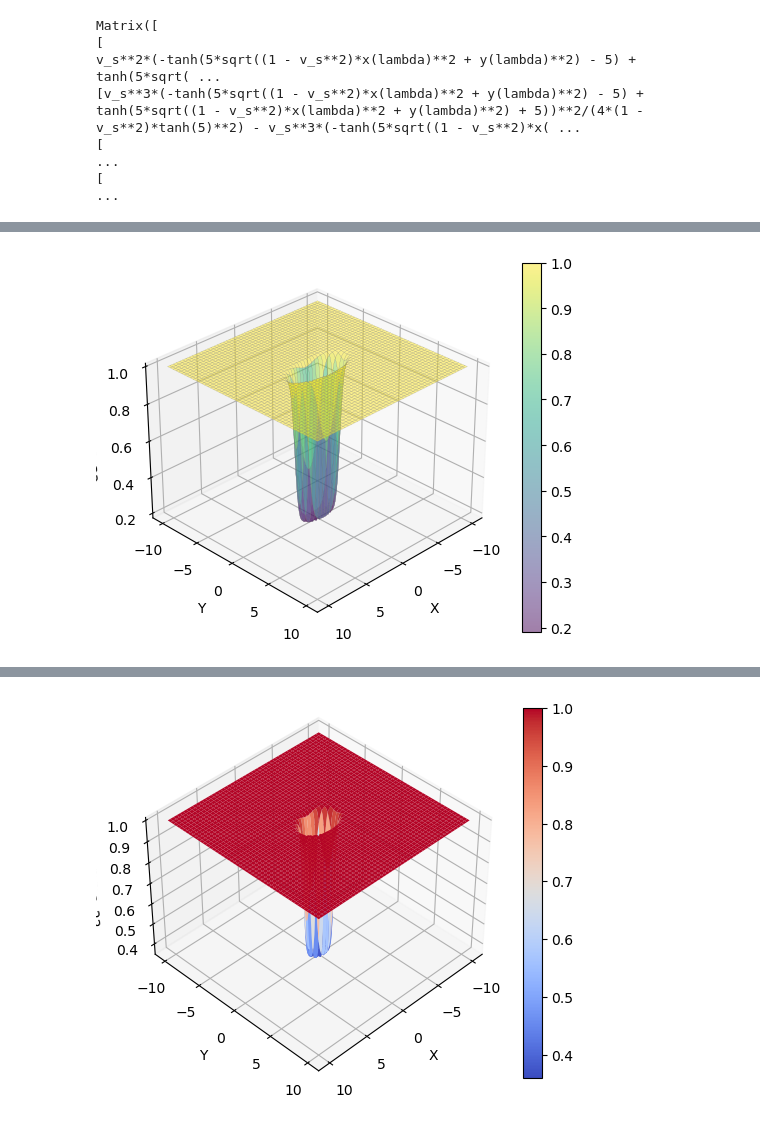
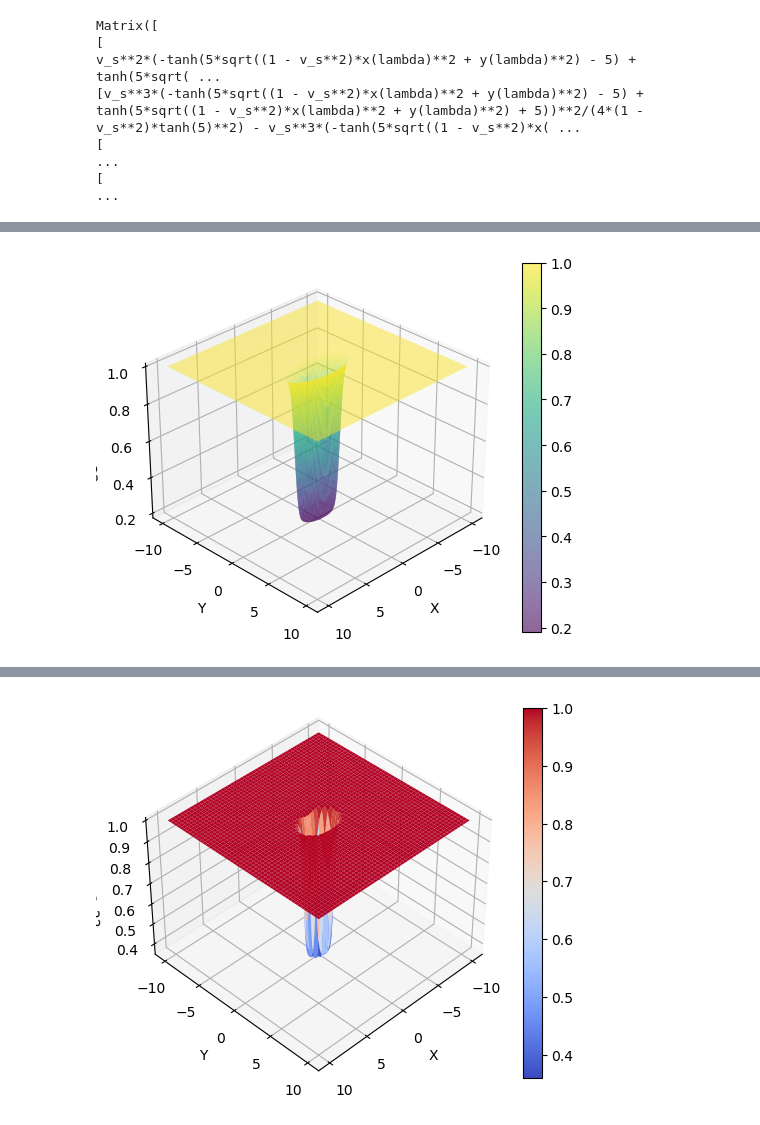
Before and after one commit to zanebeeai/GeneralRelativityStuff, a Jupyter notebook: Untitled Folder/fixedHamDist2.ipynb, the cells around one changed output, grey strips where cells are left out. Drawn from its saved outputs; the diff is of its cells as text; code cells hidden in the pictures.

Commit message:
luh calm graph stuff

```diff
--- a/Untitled Folder/fixedHamDist2.ipynb
+++ b/Untitled Folder/fixedHamDist2.ipynb
@@ -116,13 +116,15 @@ def G22(V):
 # %%
 fig = plt.figure()
 ax = fig.add_subplot(111, projection='3d')
-surf = ax.plot_surface(X, Y, -Gamma_22, cmap='viridis', edgecolor='gray', linewidth=0.1, alpha=0.5, shade=True)
+surf = ax.plot_surface(X, Y, -Gamma_22, cmap='viridis', edgecolor='none', linewidth=0, alpha=0.6, rstride=1, cstride=1)
 fig.colorbar(surf)
 ax.set_xlabel('X')
 ax.set_ylabel('Y')
 ax.set_zlabel('Gamma_22')
 
-# Adjust the view angle for better aesthetic
-ax.view_init(elev=30, azim=45)  # elevation and azimuth
+# Adjust the view angle for better aesthetics
+ax.view_init(elev=30, azim=45)
+
+plt.show()
 # %% [output]
-[figure, old version]
+[figure, new version]
```
Also changed, not shown: parts of 5 cells of this notebook, 1 other file.
